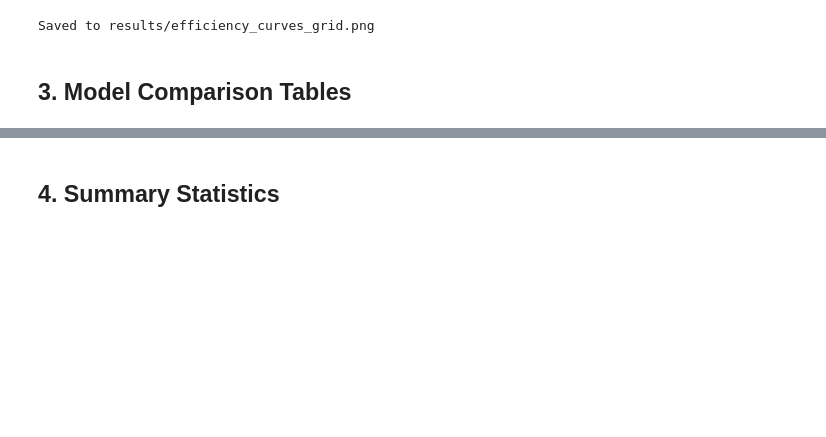
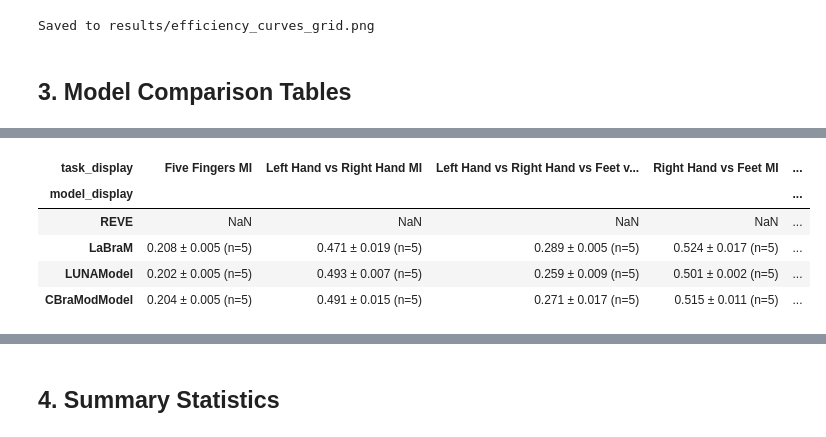
Before and after one commit to uddhavp22/EEG-Bench-vICMl, a Jupyter notebook: analyze_results.ipynb, the cells around one changed output, grey strips where cells are left out. Saved outputs shown, nothing was run; the diff lists cells and outputs as text; code cells hidden in the pictures; blank space fills up the shorter version.

```diff
--- a/analyze_results.ipynb
+++ b/analyze_results.ipynb
@@ -557,3 +565,12 @@ Model Comparison (100% training data, Balanced Accuracy):
+# %%
+table.to_csv("rebuttal_final_tables/model_comparison_table.csv")
+# %% [output]
+| task_display | Five Fingers MI | Left Hand vs Right Hand MI | Left Hand vs Right Hand vs Feet v... | Right Hand vs Feet MI | ... |
+| model_display |  |  |  |  | ... |
+| REVE | NaN | NaN | NaN | NaN | ... |
+| LaBraM | 0.208 ± 0.005 (n=5) | 0.471 ± 0.019 (n=5) | 0.289 ± 0.005 (n=5) | 0.524 ± 0.017 (n=5) | ... |
+| LUNAModel | 0.202 ± 0.005 (n=5) | 0.493 ± 0.007 (n=5) | 0.259 ± 0.009 (n=5) | 0.501 ± 0.002 (n=5) | ... |
+| CBraModModel | 0.204 ± 0.005 (n=5) | 0.491 ± 0.015 (n=5) | 0.271 ± 0.017 (n=5) | 0.515 ± 0.011 (n=5) | ... |
 # %%
 # Display comparison table at 100% data
 if len(df) > 0:
```
Also changed, not shown: parts of 10 cells of this notebook, 1 other file.
